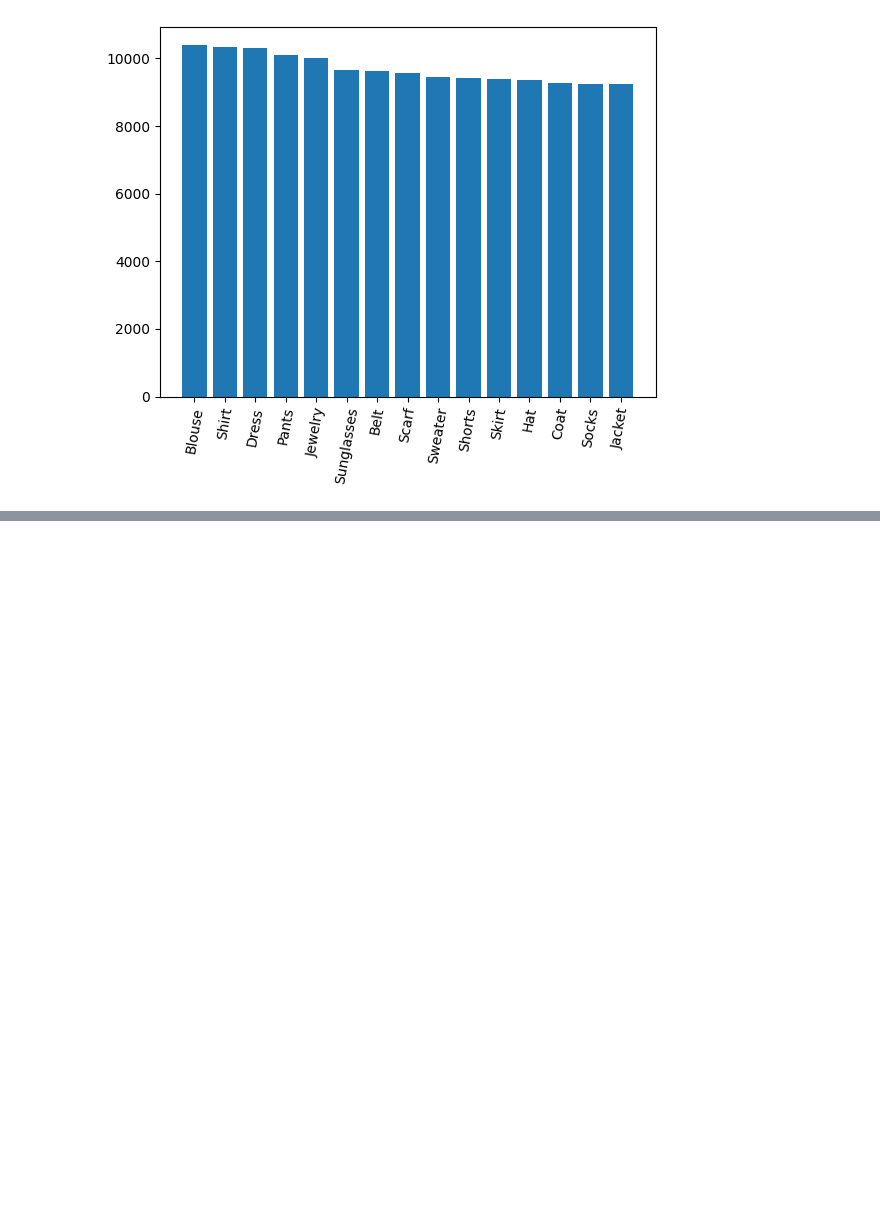
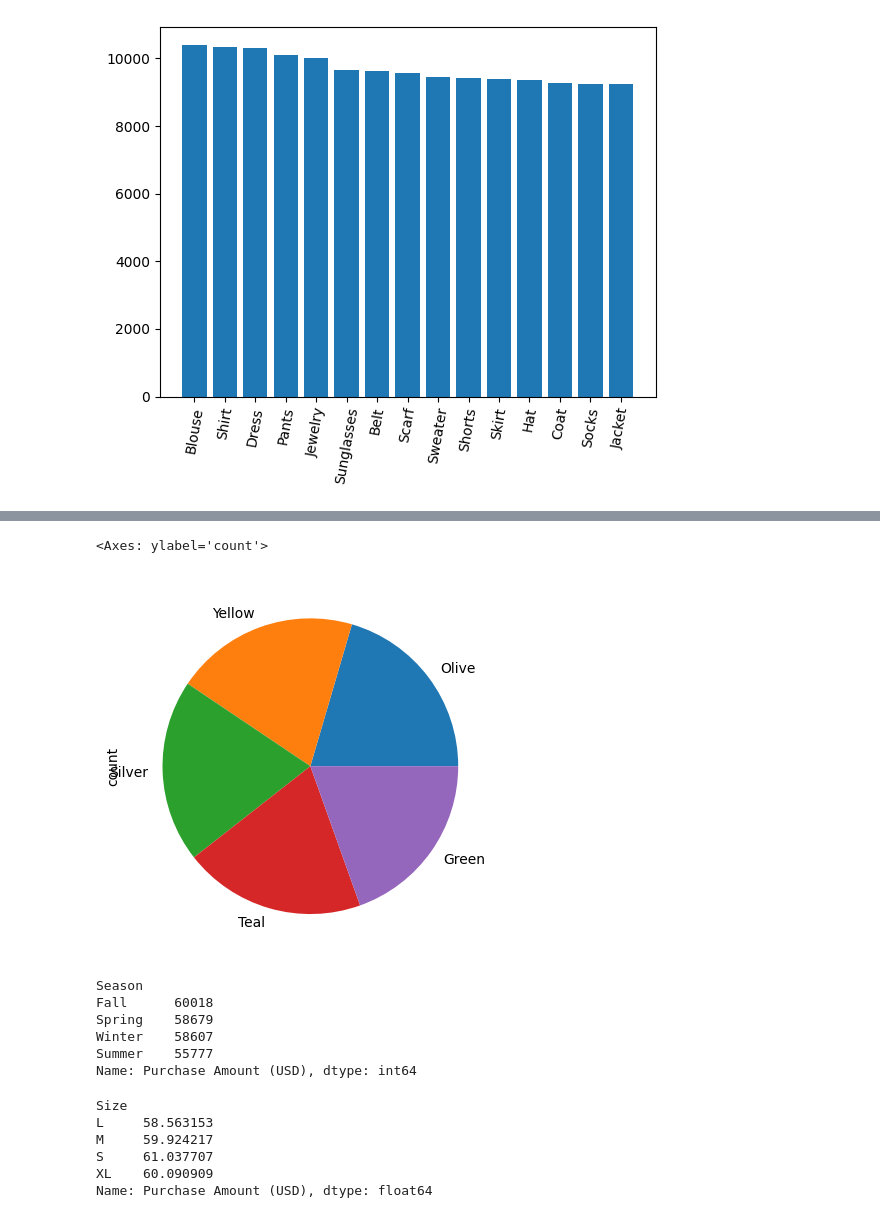
Before and after one commit to mayurimamdi/EDA, a Jupyter notebook: ShoppingTrends/notebook.ipynb, the cells around one changed output, grey strips where cells are left out. Drawn from its saved outputs; the diff is of its cells as text; code cells hidden in the pictures; blank space fills up the shorter version.

```diff
--- a/ShoppingTrends/notebook.ipynb
+++ b/ShoppingTrends/notebook.ipynb
@@ -125,0 +191,23 @@ plt.show()
+# %%
+df['Color'].value_counts().head(5).plot(kind='pie')
+# %% [output]
+<Axes: ylabel='count'>
+[figure, added]
+# %%
+df.groupby('Season')['Purchase Amount (USD)'].sum().sort_values(ascending=False)
+# %% [output]
+Season
+Fall      60018
+Spring    58679
+Winter    58607
+Summer    55777
+Name: Purchase Amount (USD), dtype: int64
+# %%
+df.groupby('Size')['Purchase Amount (USD)'].mean()
+# %% [output]
+Size
+L     58.563153
+M     59.924217
+S     61.037707
+XL    60.090909
+Name: Purchase Amount (USD), dtype: float64
```
Also changed, not shown: parts of 7 cells of this notebook, 1 other file.
